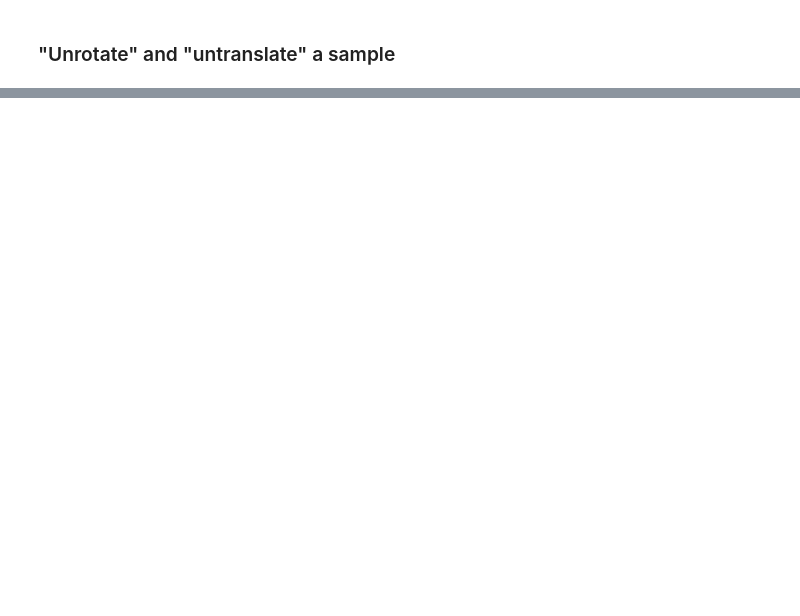
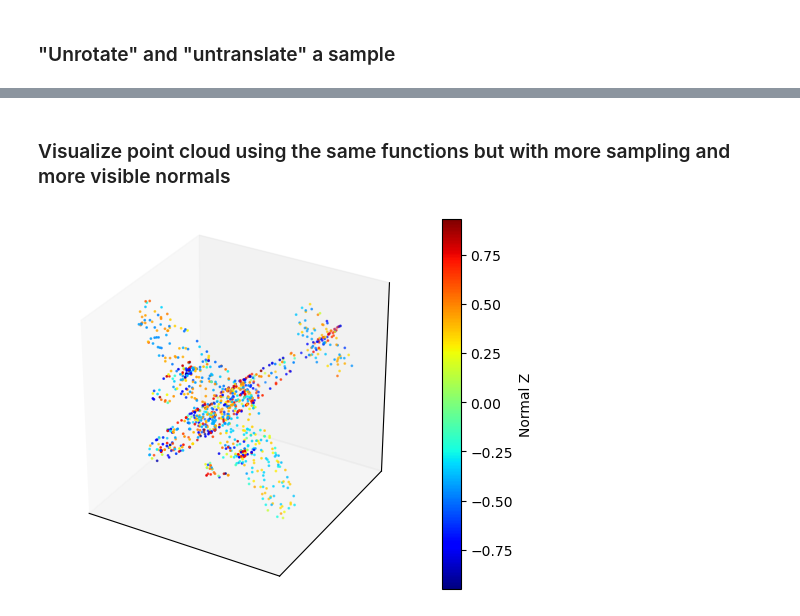
Before and after one commit to DavidClaszen/pointcloud-bench, a Jupyter notebook: notebooks/Full-Modelnet40.ipynb, the cells around one changed output, grey strips where cells are left out. Saved outputs shown, nothing was run; the diff lists cells and outputs as text; code cells hidden in the pictures; blank space fills up the shorter version.

```diff
--- a/notebooks/Full-Modelnet40.ipynb
+++ b/notebooks/Full-Modelnet40.ipynb
@@ -208,6 +268,8 @@ def create_random_rot_and_trans(points:np.ndarray,
 
     # Apply rotation and translation using batch matrix multiplication
     points[:, :, :3] = points[:, :, :3] @ rotations.transpose(0, 2, 1) + translations[:, np.newaxis, :]
+    # Also rotate normals using the inverse (transpose) of the rotation matrix
+    points[:, :, 3:6] = points[:, :, 3:6] @ rotations.transpose(0, 2, 1)
 
     return points, translations, rotations
 
@@ -433,0 +521,28 @@ visualize_3d(obj1_final, show_axes=True)
+# %% [markdown]
+### Visualize point cloud using the same functions but with more sampling and more visible normals
+# %%
+# Visualization of a single point cloud with rotation and translation applied
+# in the 3d viewer it is more clear that the normals are rotated correctlya
+# get off file
+off_file = "../datasets/modelnet40_auto_aligned/airplane/train/airplane_0100.off"
+
+batch_size = 1
+points = off_to_point_cloud(off_file, 1024)
+points = pc_normalize(points)
+points = points[None, :, :]  # add batch dimension
+
+# Apply rotation and translation using the same function we used for generating the dataset
+points, _, _ = create_random_rot_and_trans(points, translation_param)
+
+# Visualize original point cloud
+visualize_cloud(points, 0, colorbar=True)
+
+# make a point cloud with vertices and vertex according to points array
+pcd = o3d.geometry.PointCloud()
+pcd.points = o3d.utility.Vector3dVector(points[0, :, :3])
+pcd.normals = o3d.utility.Vector3dVector(points[0, :, 3:6])
+# also draw xyz axes
+Markers = o3d.geometry.TriangleMesh.create_coordinate_frame(size=0.5, origin=[0, 0, 0])
+o3d.visualization.draw_geometries([pcd, Markers], point_show_normal=True, width=800, height=600)
+# %% [output]
+[figure, added]
```
Also changed, not shown: parts of 4 cells of this notebook, 1 other file.
